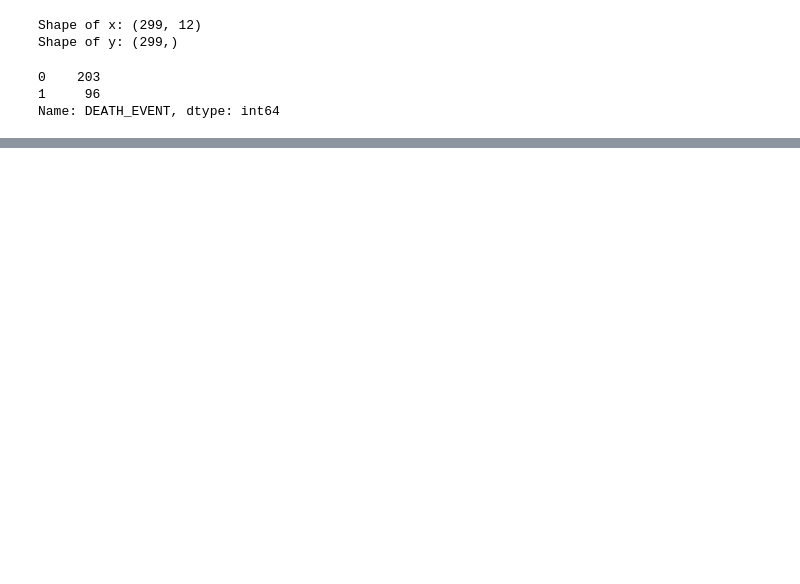
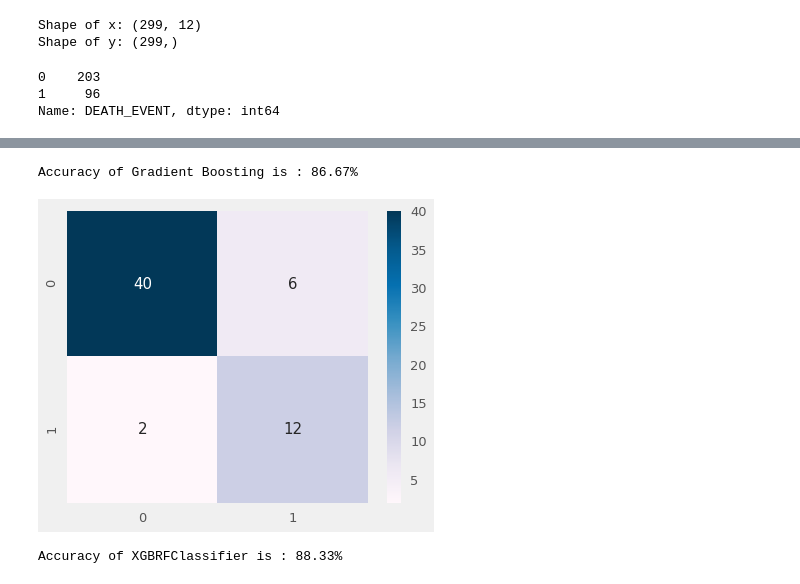
Before and after one commit to tyceaddley/Heart_Failure_Analysis, a Jupyter notebook: Heart_Failure.ipynb, the cells around one changed output, grey strips where cells are left out. Cells and saved outputs as stored; diff of their text form; code cells hidden in the pictures; blank space fills up the shorter version.

```diff
--- a/Heart_Failure.ipynb
+++ b/Heart_Failure.ipynb
@@ -330,0 +378,20 @@ AUC Score : 0.8787692307692307
+# %%
+#Gradient boosting classification
+
+gradientboost_clf = GradientBoostingClassifier(max_depth=2, random_state=1111)
+gradientboost_clf.fit(x_train, y_train)
+gradientboost_pred = gradientboost_clf.predict(x_test)
+gradientboost_acc = gradientboost_clf.score(x_test, y_test)
+accuracy_list.append(100*gradientboost_acc)
+# %%
+print( "Accuracy of Gradient Boosting is :", "{:.2f}%".format(100* gradientboost_acc))
+# %% [output]
+Accuracy of Gradient Boosting is : 86.67%
+# %%
+cm = confusion_matrix(y_test, gradientboost_pred)
+plt.figure()
+plt.rcParams['figure.figsize'] = (6,5)
+sns.heatmap(cm, annot=True, annot_kws = {'size':15}, cmap='PuBu')
+plt.show()
+# %% [output]
+[figure, added]
@@ -330,0 +406,4 @@ AUC Score : 0.8787692307692307
+# %%
+print( "Accuracy of XGBRFClassifier is :", "{:.2f}%".format(100* xgb_acc))
+# %% [output]
+Accuracy of XGBRFClassifier is : 88.33%
```
Also changed, not shown: parts of 15 cells of this notebook.
